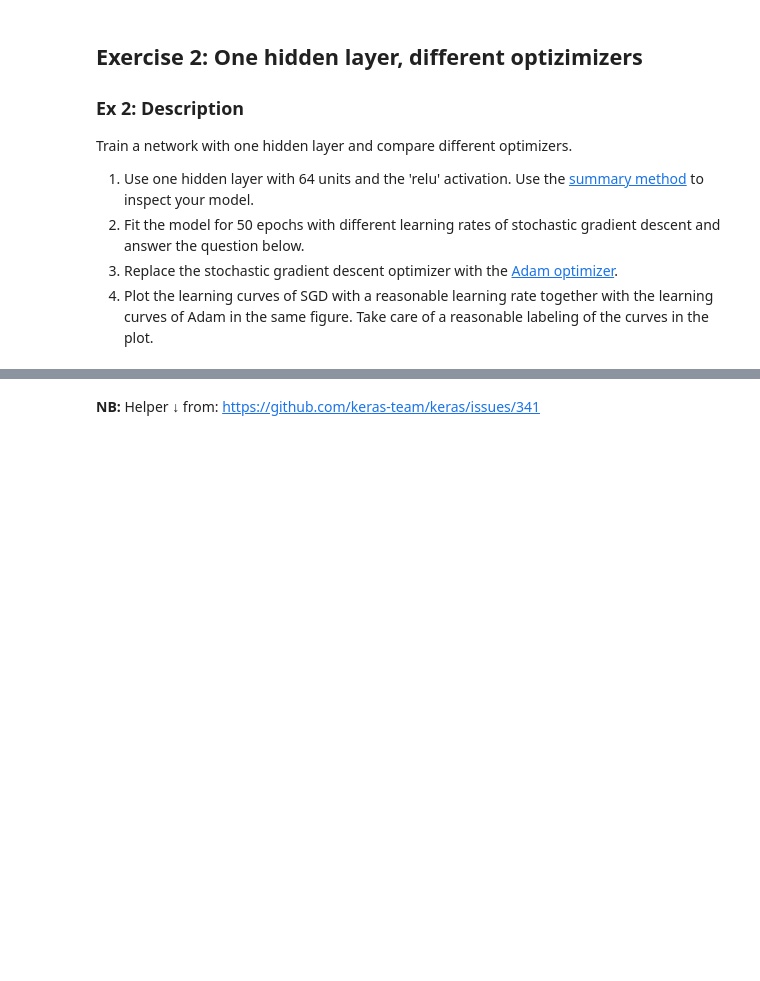
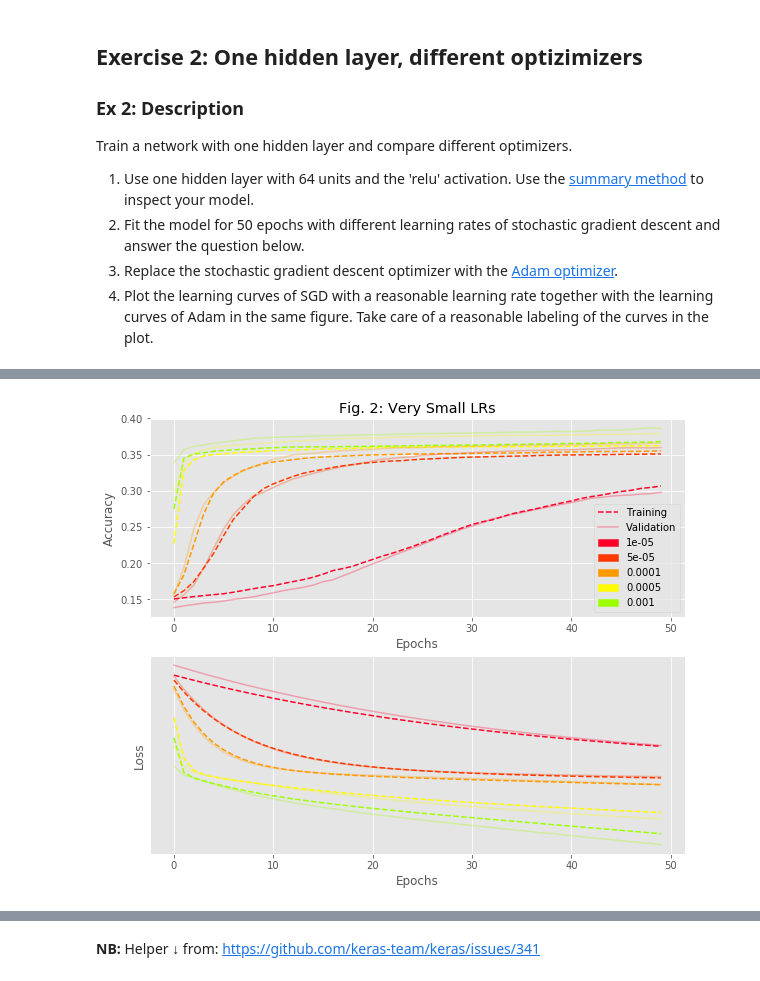
Before and after one commit to lguillain/Artificial-Neural-Networks, a Jupyter notebook: miniproject1/miniproject1_Olesya.ipynb, the cells around one changed output, grey strips where cells are left out. Drawn from its saved outputs; the diff is of its cells as text; code cells hidden in the pictures; blank space fills up the shorter version.

```diff
--- a/miniproject1/miniproject1_Olesya.ipynb
+++ b/miniproject1/miniproject1_Olesya.ipynb
@@ -558,0 +701,4 @@ Train a network with one hidden layer and compare different optimizers.
+# %%
+apphist_onehl.plot_acc_loss('Fig. 2: Very Small LRs', '', 'val_', slice(0, 5))
+# %% [output]
+[figure, added]
```
Also changed, not shown: parts of 78 cells of this notebook, 18 other files.
